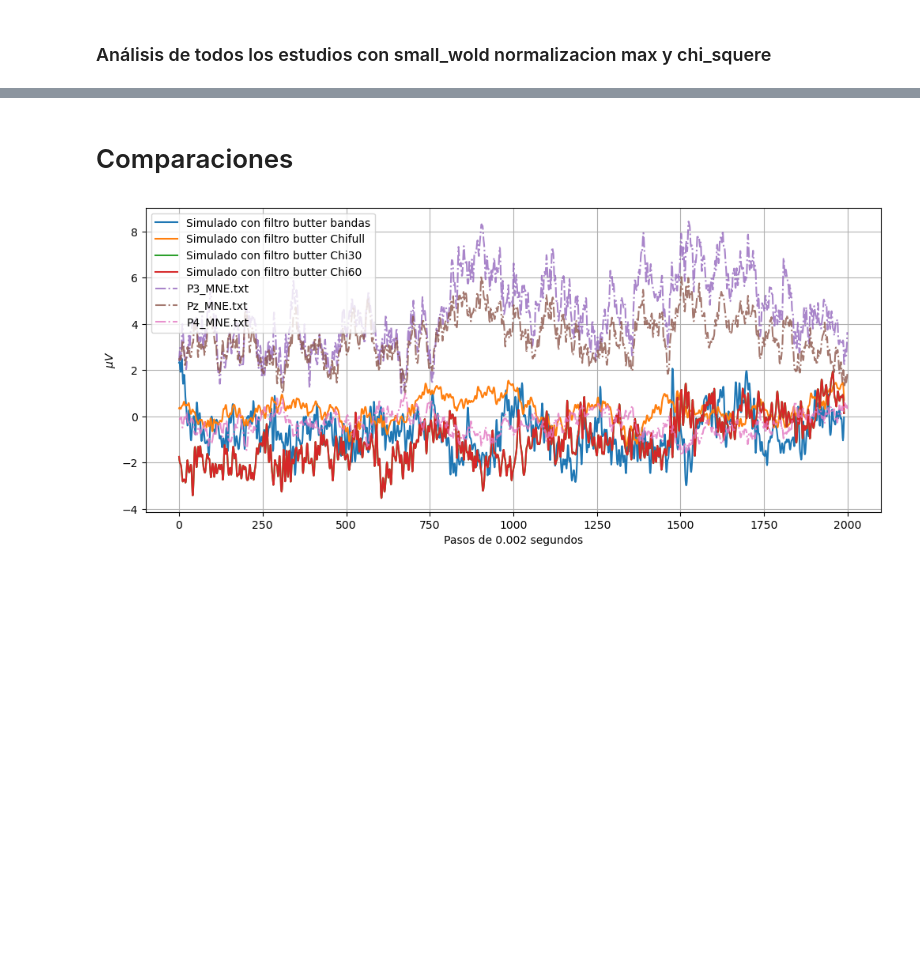
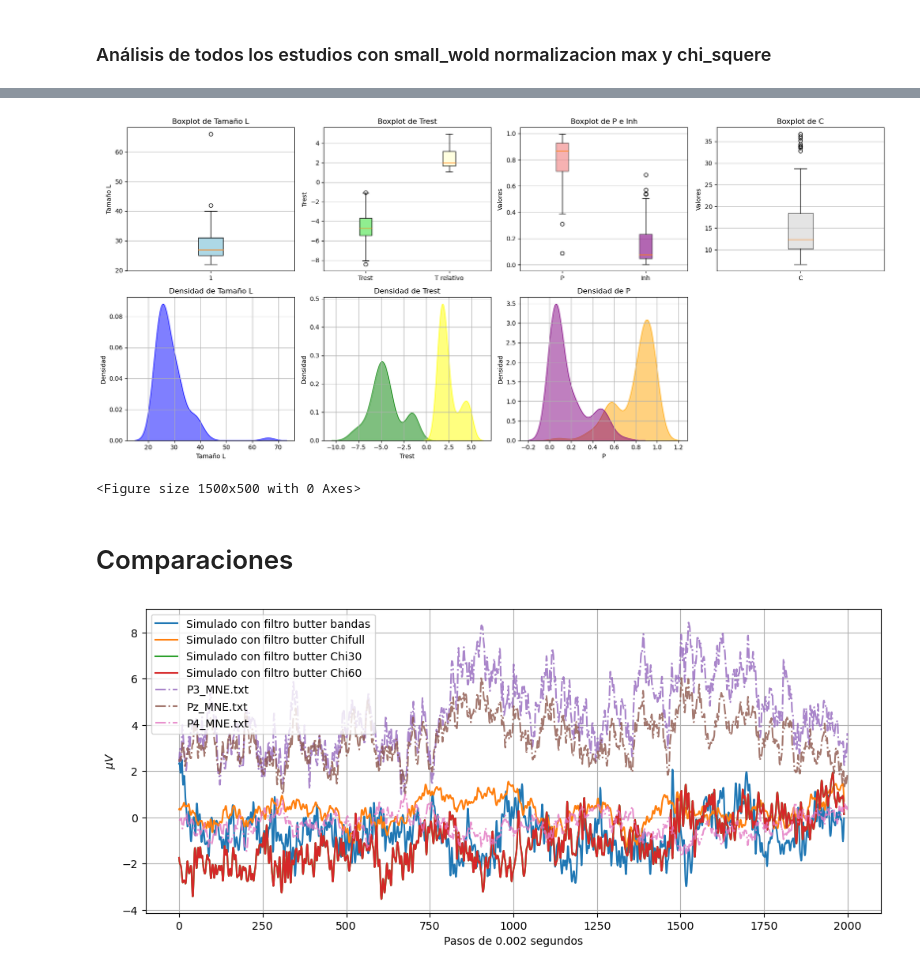
Before and after one commit to juanmillan03/Tesis-CA, a Jupyter notebook: Codigos/V6/Analisis.ipynb, the cells around one changed output, grey strips where cells are left out. Drawn from its saved outputs; the diff is of its cells as text; code cells hidden in the pictures; blank space fills up the shorter version.

```diff
--- a/Codigos/V6/Analisis.ipynb
+++ b/Codigos/V6/Analisis.ipynb
@@ -477,3 +577,77 @@ Media del tamaño L en los mejores 200 ensayos: 29.585
+# %%
+plt.figure(figsize=(18, 8))
+
+# Boxplot de Tamaño L
+plt.subplot(2, 4, 1)
+plt.boxplot(sizes, patch_artist=True, boxprops=dict(facecolor='lightblue'))
+plt.title('Boxplot de Tamaño L')
+plt.ylabel('Tamaño L')
+plt.grid(axis='y', alpha=0.75)
+
+# Boxplot de Trest
+plt.subplot(2, 4, 2)
+plt.boxplot(trest_values, patch_artist=True, boxprops=dict(facecolor='lightgreen'),labels=["Trest"])
+plt.boxplot(trela_values, patch_artist=True, boxprops=dict(facecolor='lightyellow'),positions=[2],labels=['T relativo'])
+plt.title('Boxplot de Trest')
+plt.ylabel('Trest')
+plt.grid(axis='y', alpha=0.75)
+
+# Boxplot de P
+plt.subplot(2, 4, 3)
+plt.boxplot(P_values, patch_artist=True, boxprops=dict(facecolor='lightcoral', alpha=0.6), labels=['P'])  # Asignar etiqueta para P
+plt.boxplot(Inh_values, patch_artist=True, boxprops=dict(facecolor='purple', alpha=0.6), positions=[2])  # Asignar etiqueta para Inh, en posición 2
+plt.title('Boxplot de P e Inh')
+plt.ylabel('Valores')
+plt.xticks([1, 2], ['P', 'Inh'])  # Asignar etiquetas a los ticks del eje x
+plt.grid(axis='y', alpha=0.75)
+
+plt.subplot(2, 4, 4)
+plt.boxplot(Chiper, patch_artist=True, boxprops=dict(facecolor='lightgrey', alpha=0.6), labels=['C'])  # Asignar etiqueta para P
+plt.title('Boxplot de C')
+plt.ylabel('Valores')
+plt.xticks([1], ['C'])  # Asignar etiquetas a los ticks del eje x
+plt.grid(axis='y', alpha=0.75)
+
+
+plt.subplot(2, 4, 5)
+sns.kdeplot(sizes, fill=True, color='blue', alpha=0.5)
+plt.title('Densidad de Tamaño L')
+plt.xlabel('Tamaño L')
+plt.ylabel('Densidad')
+plt.grid()
+
+# Gráfico de densidad para Trest
+plt.subplot(2, 4, 6)
+sns.kdeplot(trest_values, fill=True, color='green', alpha=0.5)
+sns.kdeplot(trela_values, fill=True, color='yellow', alpha=0.5)
+plt.title('Densidad de Trest')
+plt.xlabel('Trest')
+plt.ylabel('Densidad')
+plt.grid()
+
+# Gráfico de densidad para P
+plt.subplot(2, 4, 7)
+sns.kdeplot(P_values, fill=True, color='orange', alpha=0.5)
+sns.kdeplot(Inh_values, fill=True, color='purple', alpha=0.5)
+plt.title('Densidad de P')
+plt.xlabel('P')
+plt.ylabel('Densidad')
+plt.grid()
+
+plt.tight_layout()
+plt.show()
+# %% [output]
+[figure, added]
+# %%
+import seaborn as sns
+
+plt.figure(figsize=(15, 5))
+
+# Gráfico de densidad para Tamaño L
+
+plt.show()
+# %% [output]
+<Figure size 1500x500 with 0 Axes>
 # %% [markdown]
 # Comparaciones
 # %%
```
Also changed, not shown: parts of 12 cells of this notebook, 11 other files.
